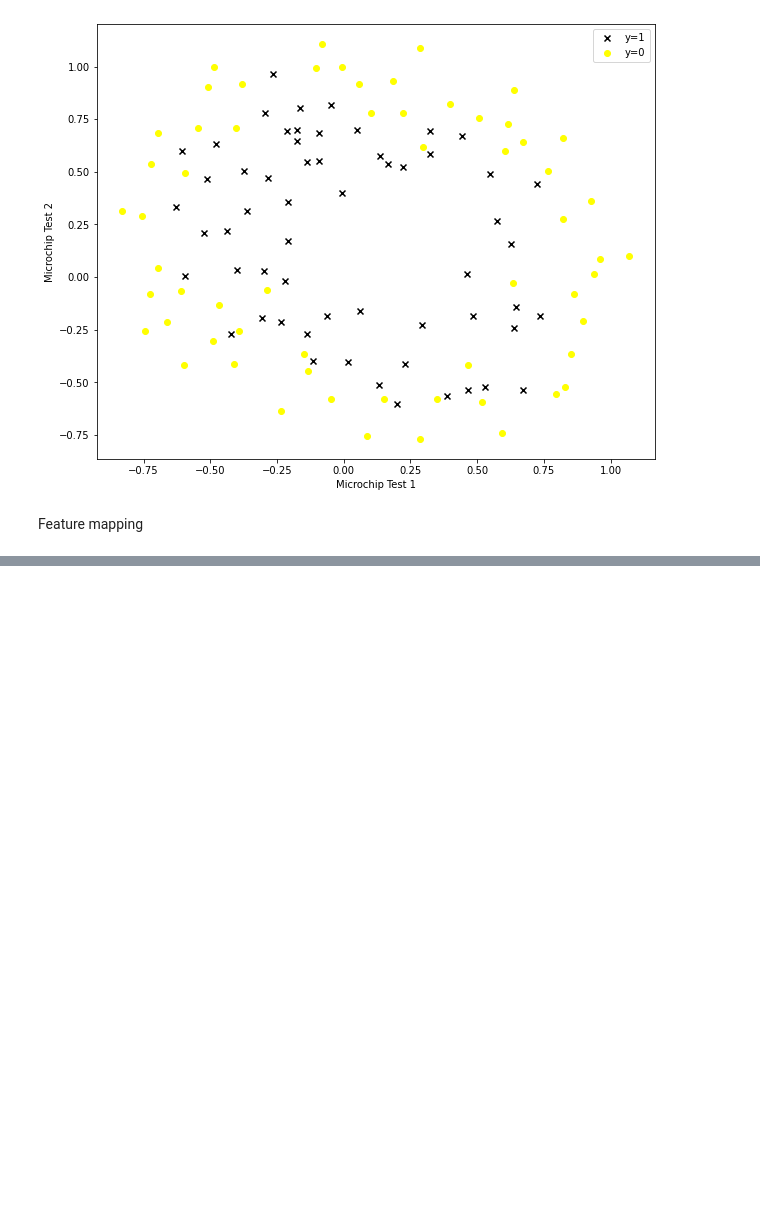
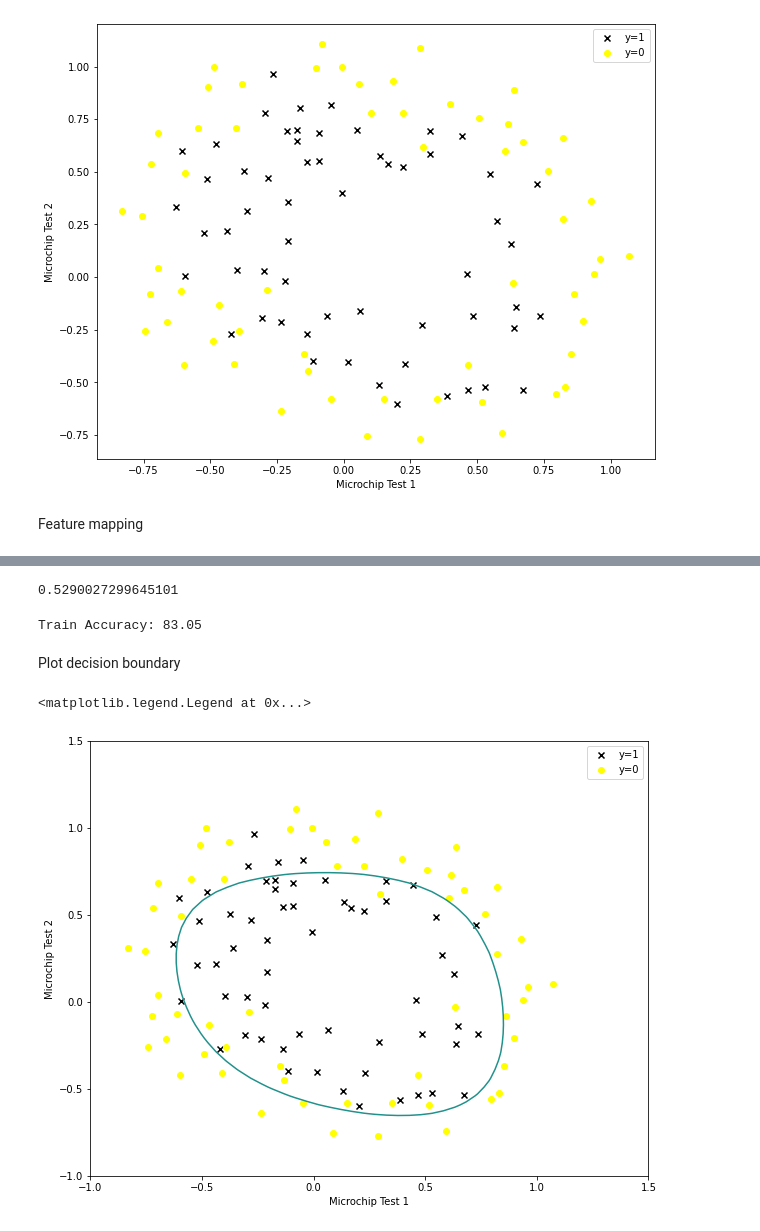
Before and after one commit to georgetruong/stanford-ml, a Jupyter notebook: ex2-logistic-regression/ex2_reg.ipynb, the cells around one changed output, grey strips where cells are left out. Cells and saved outputs as stored; diff of their text form; code cells hidden in the pictures; blank space fills up the shorter version.

Commit message:
Optimize theta and plot decision boundary

```diff
--- a/ex2-logistic-regression/ex2_reg.ipynb
+++ b/ex2-logistic-regression/ex2_reg.ipynb
@@ -113,0 +226,49 @@ Regularization and accuracies
+# %%
+lam = 1
+res = opt.fmin_tnc(func = cost_fn_reg, x0=initial_theta, fprime=grad_fn_reg, args=(X,y, lam))
+theta_opt = res[0]
+
+cost = cost_fn_reg(res[0], X, y, lam)
+cost
+# %% [output]
+0.5290027299645101
+# %%
+pred = [sigmoid(X @ theta_opt) >= 0.5]
+accuracy = np.mean(pred == y.flatten()) * 100
+
+print('Train Accuracy: %.2f' % accuracy)
+# %% [output]
+Train Accuracy: 83.05
+# %% [markdown]
+Plot decision boundary
+# %%
+# Plot data
+fig, ax = plt.subplots(figsize=(10, 8))
+ax.scatter(pos['Test 1'], pos['Test 2'], marker='x', color='black', label='y=1')
+ax.scatter(neg['Test 1'], neg['Test 2'], marker='o', color='yellow', label='y=0')
+
+# Calculate and plot boundary
+u = np.linspace(-1, 1.5, 50)
+v = np.linspace(-1, 1.5, 50)
+z = np.zeros((len(u), len(v)))
+
+def map_feature_for_plotting(X1, X2):
+    degree = 6
+    out = np.ones(1)
+    for i in range(1, degree+1):
+        for j in range(i+1):
+            out = np.hstack((out, np.multiply(np.power(X1, 1-j), np.power(X2, j))))
+    return out
+
+for i in range(len(u)):
+    for j in range(len(v)):
+        z[i,j] = np.dot(map_feature(u[i], v[j]), theta_opt)
+
+plt.contour(u,v,z,0)
+
+ax.set_xlabel('Microchip Test 1')
+ax.set_ylabel('Microchip Test 2')
+ax.legend()
+# %% [output]
+<matplotlib.legend.Legend at 0x...>
+[figure, added]
```
Also changed, not shown: parts of 11 cells of this notebook.
